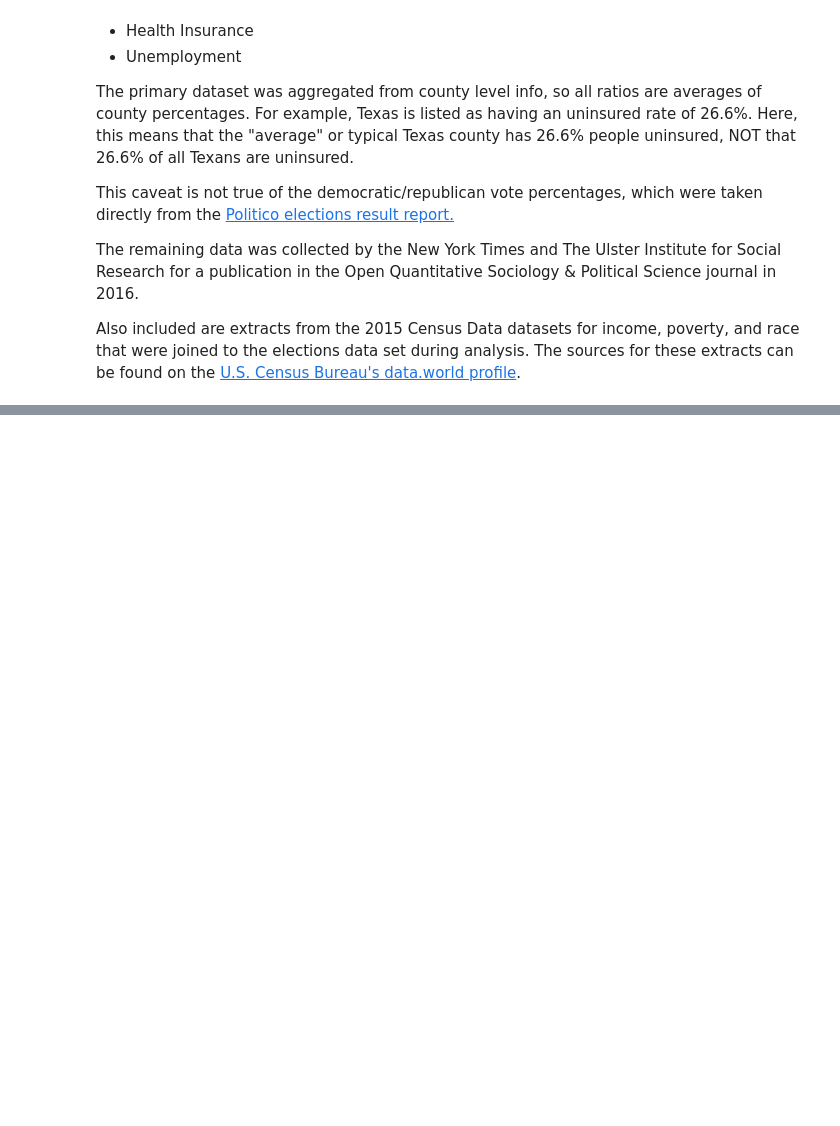
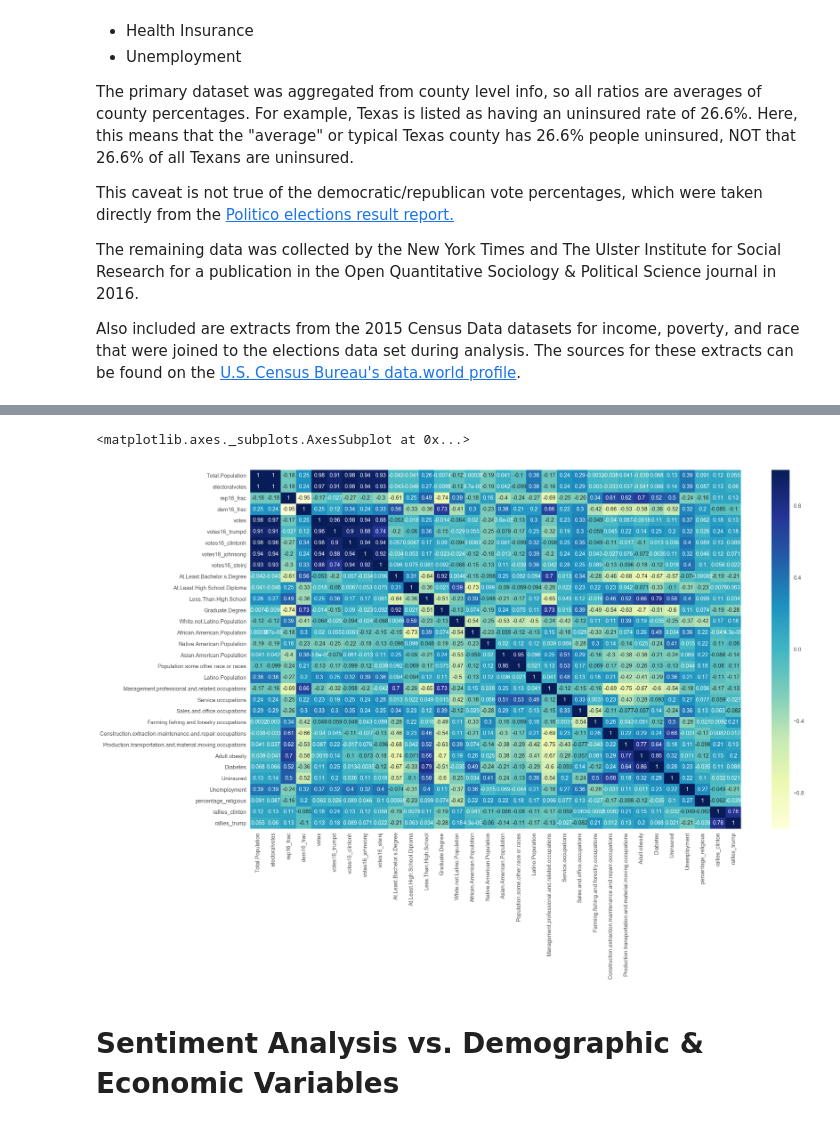
Before and after one commit to JeroenSchmidt/UvA-DSF-group, a Jupyter notebook: week3-4/exploration_notebooks/rafael/Demographic, Economic and Behavioral Data Analysis & Exploration.ipynb, the cells around one changed output, grey strips where cells are left out. Saved outputs shown, nothing was run; the diff lists cells and outputs as text; code cells hidden in the pictures; blank space fills up the shorter version.

Commit message:
sentiment correlations

```diff
--- a/week3-4/exploration_notebooks/rafael/Demographic, Economic and Behavioral Data Analysis & Exploration.ipynb
+++ b/week3-4/exploration_notebooks/rafael/Demographic, Economic and Behavioral Data Analysis & Exploration.ipynb
@@ -368,4 +366,4 @@ The remaining data was collected by the New York Times and The Ulster Institute
 
 Also included are extracts from the 2015 Census Data datasets for income, poverty, and race that were joined to the elections data set during analysis. The sources for these extracts can be found on the <a href='https://data.world/uscensusbureau'>U.S. Census Bureau's data.world profile</a>.
 # %%
-df_expanded = pd.read_csv('1ElectionsData.csv')
+df_expanded = pd.read_csv('../../../../../Downloads/1ElectionsData.csv')
@@ -417,2 +414,11 @@ df_merged.head()
 # %%
 df_merged.to_pickle('demographics_dataset_v2.0.pkl')
+# %%
+plt.figure(figsize=(20,12))
+
+sns.heatmap(df_merged.corr(), annot=True, cmap='YlGnBu')
+# %% [output]
+<matplotlib.axes._subplots.AxesSubplot at 0x...>
+[figure, added]
+# %% [markdown]
+# Sentiment Analysis vs. Demographic & Economic Variables
```
Also changed, not shown: parts of 21 cells of this notebook, 12 other files.
